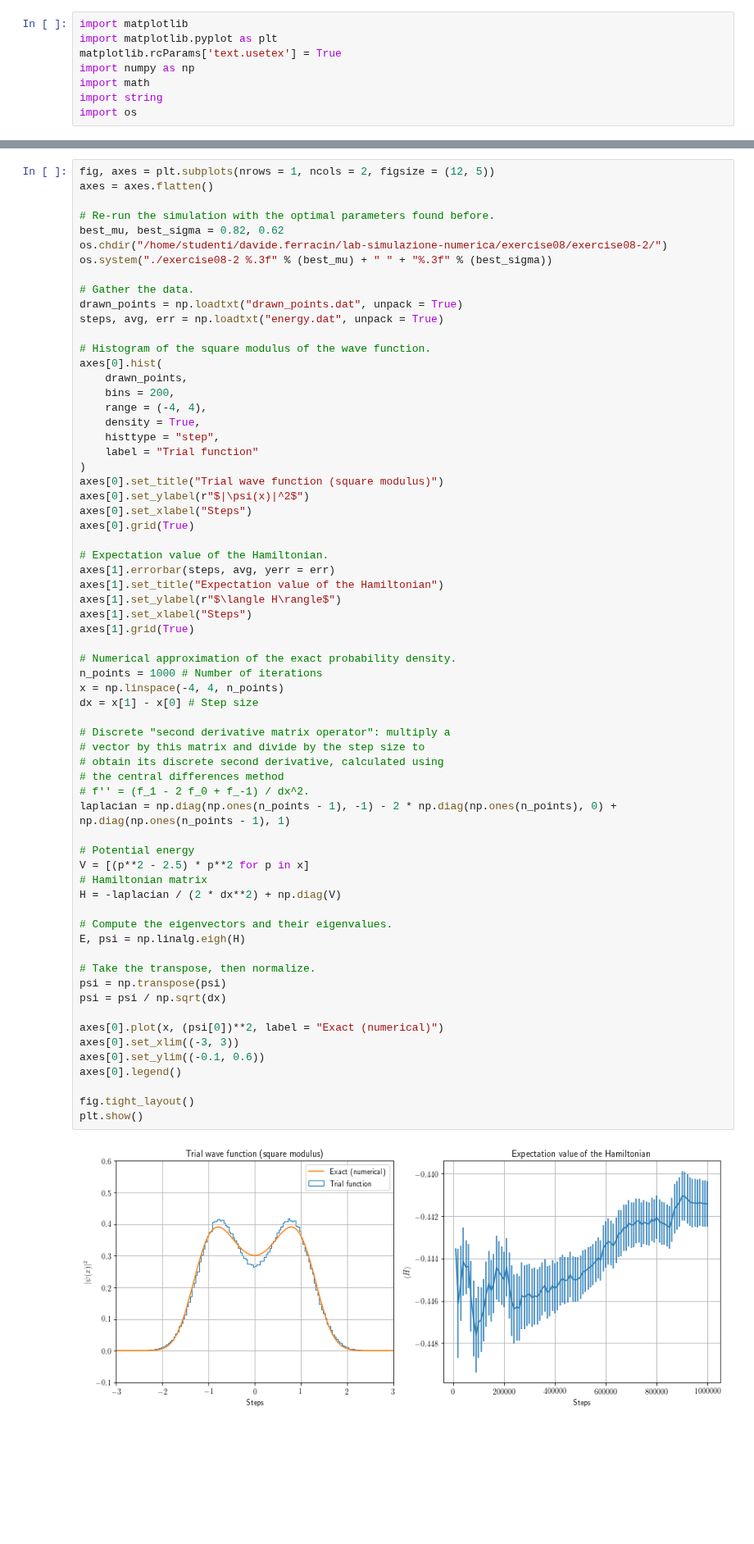
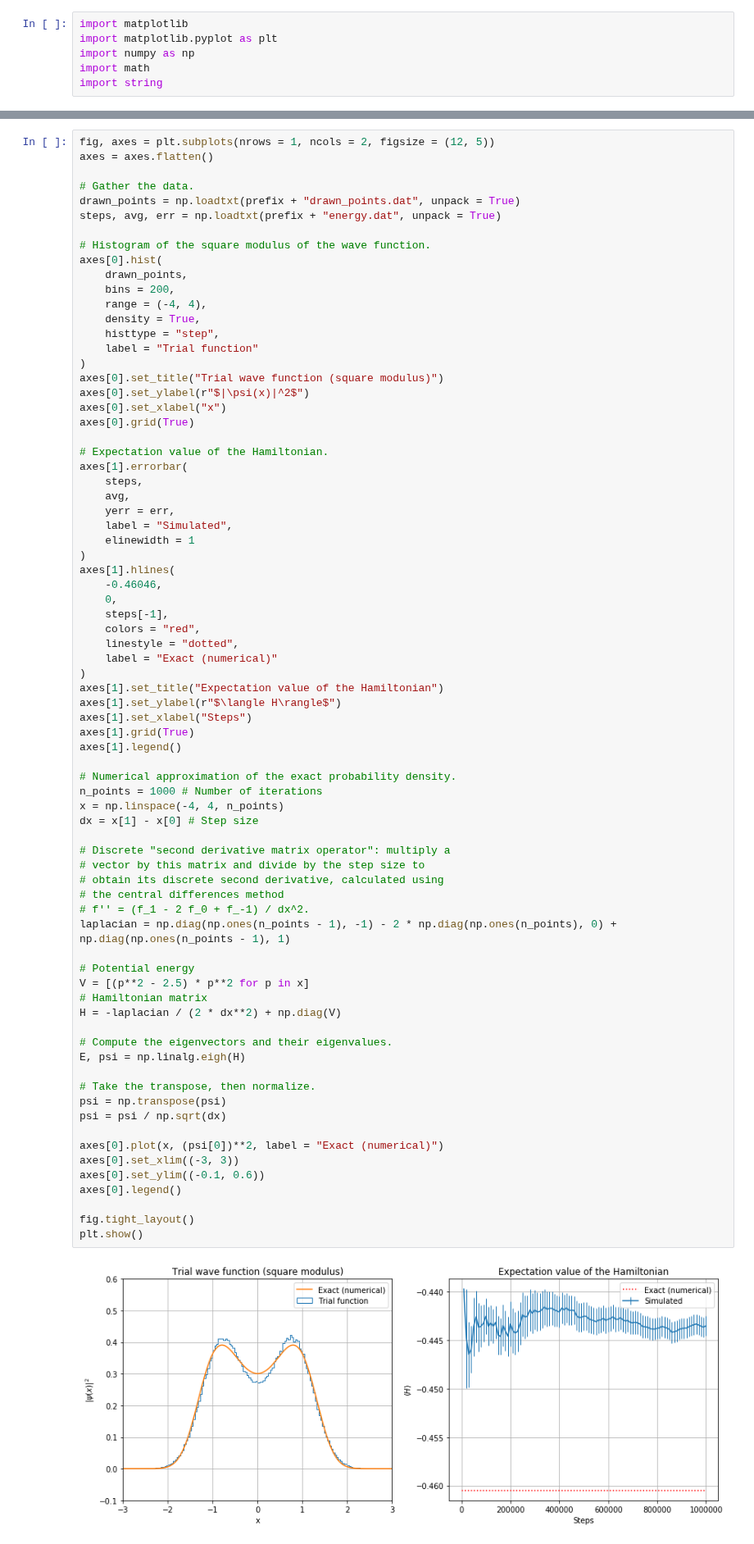
Before and after one commit to phaerrax/lab-simulazione-numerica, a Jupyter notebook: exercise08/exercise08.ipynb, the cells around one changed output, grey strips where cells are left out. Shown at 82% size. Saved outputs shown, nothing was run; the diff lists cells and outputs as text; blank space fills up the shorter version.

```diff
--- a/exercise08/exercise08.ipynb
+++ b/exercise08/exercise08.ipynb
@@ -3,8 +3,6 @@
 # %%
 import matplotlib
 import matplotlib.pyplot as plt
-matplotlib.rcParams['text.usetex'] = True
 import numpy as np
 import math
 import string
-import os
@@ -53,14 +50,9 @@ Jugdging by the plot above, the minimum seems to lie close to $\mu=0.82$ and $\s
 fig, axes = plt.subplots(nrows = 1, ncols = 2, figsize = (12, 5))
 axes = axes.flatten()
 
-# Re-run the simulation with the optimal parameters found before.
-best_mu, best_sigma = 0.82, 0.62
-os.chdir("/home/studenti/davide.ferracin/lab-simulazione-numerica/exercise08/exercise08-2/")
-os.system("./exercise08-2 %.3f" % (best_mu) + " " + "%.3f" % (best_sigma))
-
 # Gather the data.
-drawn_points = np.loadtxt("drawn_points.dat", unpack = True)
-steps, avg, err = np.loadtxt("energy.dat", unpack = True)
+drawn_points = np.loadtxt(prefix + "drawn_points.dat", unpack = True)
+steps, avg, err = np.loadtxt(prefix + "energy.dat", unpack = True)
 
 # Histogram of the square modulus of the wave function.
 axes[0].hist(
@@ -73,46 +65,61 @@ axes[0].hist(
 )
 axes[0].set_title("Trial wave function (square modulus)")
 axes[0].set_ylabel(r"$|\psi(x)|^2$")
-axes[0].set_xlabel("Steps")
+axes[0].set_xlabel("x")
 axes[0].grid(True)
 
 # Expectation value of the Hamiltonian.
-axes[1].errorbar(steps, avg, yerr = err)
+axes[1].errorbar(
+    steps,
+    avg,
+    yerr = err,
+    label = "Simulated",
+    elinewidth = 1
+)
+axes[1].hlines(
+    -0.46046,
+    0,
+    steps[-1],
+    colors = "red",
+    linestyle = "dotted",
+    label = "Exact (numerical)"
+)
 axes[1].set_title("Expectation value of the Hamiltonian")
 axes[1].set_ylabel(r"$\langle H\rangle$")
 axes[1].set_xlabel("Steps")
 axes[1].grid(True)
+axes[1].legend()
 
 # Numerical approximation of the exact probability density.
 n_points = 1000 # Number of iterations
 x = np.linspace(-4, 4, n_points)
 dx = x[1] - x[0] # Step size
 
 # Discrete "second derivative matrix operator": multiply a
 # vector by this matrix and divide by the step size to
 # obtain its discrete second derivative, calculated using
 # the central differences method
 # f'' = (f_1 - 2 f_0 + f_-1) / dx^2.
 laplacian = np.diag(np.ones(n_points - 1), -1) - 2 * np.diag(np.ones(n_points), 0) + np.diag(np.ones(n_points - 1), 1)
 
 # Potential energy
 V = [(p**2 - 2.5) * p**2 for p in x]
 # Hamiltonian matrix
 H = -laplacian / (2 * dx**2) + np.diag(V)
 
 # Compute the eigenvectors and their eigenvalues.
 E, psi = np.linalg.eigh(H)
 
 # Take the transpose, then normalize.
 psi = np.transpose(psi)
 psi = psi / np.sqrt(dx)
 
 axes[0].plot(x, (psi[0])**2, label = "Exact (numerical)")
 axes[0].set_xlim((-3, 3))
 axes[0].set_ylim((-0.1, 0.6))
 axes[0].legend()
 
 fig.tight_layout()
 plt.show()
 # %% [output]
-[figure, old version]
+[figure, new version]
```
Also changed, not shown: parts of 18 cells of this notebook, 28 other files.
